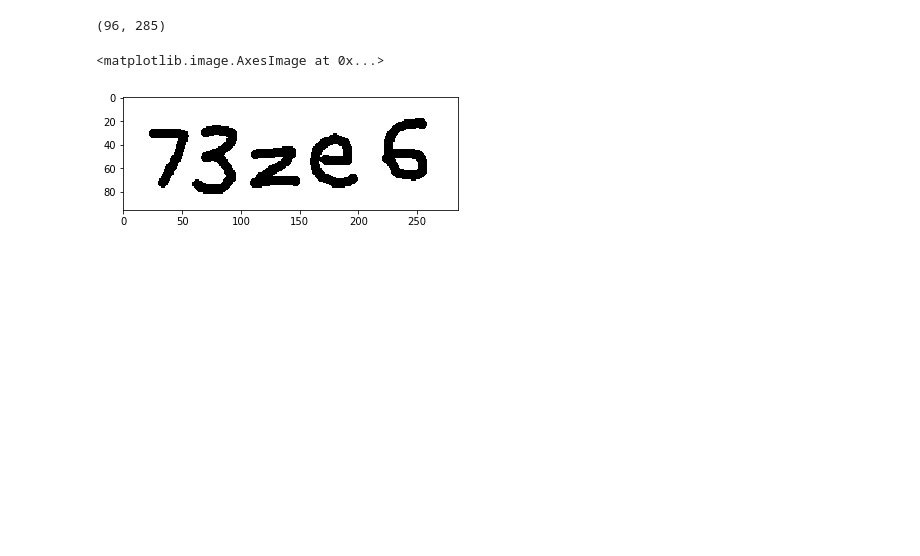
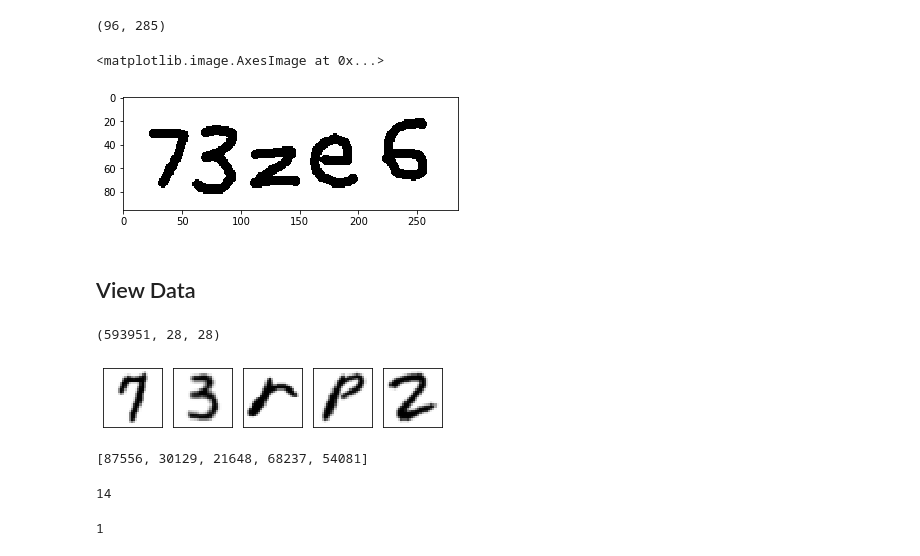
Before and after one commit to rzhao97/captcha, a Jupyter notebook: notebooks/drawn_captcha.ipynb, the cells around one changed output. Saved outputs shown, nothing was run; the diff lists cells and outputs as text; code cells hidden in the pictures; blank space fills up the shorter version.

```diff
--- a/notebooks/drawn_captcha.ipynb
+++ b/notebooks/drawn_captcha.ipynb
@@ -291,7 +290,7 @@ array([[0, 0, 0, ..., 0, 0, 0],
        [0, 0, 0, ..., 0, 0, 0]])
 # %%
 # Load the image and convert it to grayscale
-image = cv2.imread('data/i_drew.png')
+image = cv2.imread('../data/i_drew.png')
 gray = cv2.cvtColor(image, cv2.COLOR_BGR2GRAY)
 
 # Add some extra padding around the image
@@ -456,3 +443,37 @@ plt.imshow(thresh, cmap=plt.cm.binary)
 # %% [output]
 <matplotlib.image.AxesImage at 0x...>
 [figure]
+# %% [markdown]
+## View Data
+# %%
+def remove_grid_lines(axs):
+    """Remove the default grid lines from a collection of axies."""
+    for ax in axs.flatten():
+        ax.grid(False)
+        ax.tick_params(axis='both', which='both', bottom=False, top=False,
+                       labelbottom=False, right=False, left=False, labelleft=False)
+# %%
+X.shape
+# %% [output]
+(593951, 28, 28)
+# %%
+alst=[]
+fig, axs = plt.subplots(1, 5, figsize=(5, 5))
+for i, ax in zip([565528, 505709, 124408, 142454, 202618],axs.flatten()):
+    #i += np.random.randint(100,100000)
+    ax.imshow(X[i].reshape(28,28), cmap=plt.cm.binary)
+    alst.append(i)
+
+remove_grid_lines(axs)
+plt.tight_layout()
+#plt.savefig('images/augmented.png')
+# %% [output]
+[figure, added]
+# %%
+alst
+# %% [output]
+[87556, 30129, 21648, 68237, 54081]
+# %%
+labels[19824]
+# %% [output]
+14
@@ -458,0 +519,4 @@ plt.imshow(thresh, cmap=plt.cm.binary)
+# %%
+labels[384682]
+# %% [output]
+1
```
Also changed, not shown: parts of 21 cells of this notebook, 2 other files.
